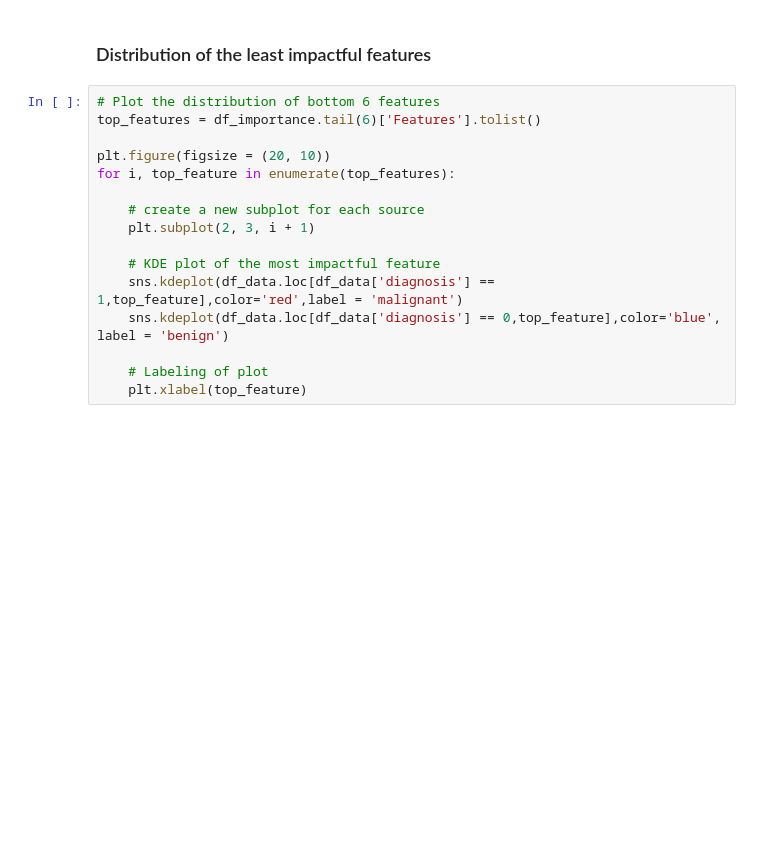
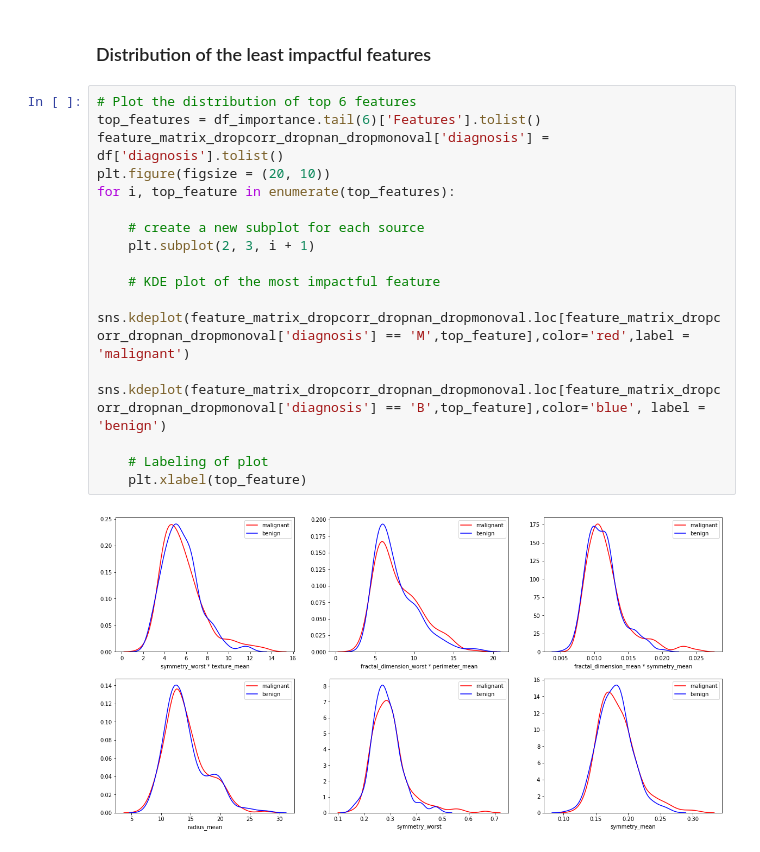
Before and after one commit to tkhsu00/Kaggle_BreastCancer, a Jupyter notebook: Breast Cancer - Feature Engineering.ipynb, the cells around one changed output. Drawn from its saved outputs; the diff is of its cells as text; blank space fills up the shorter version.

```diff
--- a/Breast Cancer - Feature Engineering.ipynb
+++ b/Breast Cancer - Feature Engineering.ipynb
@@ -267,18 +310,20 @@ for i, top_feature in enumerate(top_features):
 # %% [markdown]
 ### Distribution of the least impactful features
 # %%
-# Plot the distribution of bottom 6 features
+# Plot the distribution of top 6 features
 top_features = df_importance.tail(6)['Features'].tolist()
-
+feature_matrix_dropcorr_dropnan_dropmonoval['diagnosis'] = df['diagnosis'].tolist()
 plt.figure(figsize = (20, 10))
 for i, top_feature in enumerate(top_features):
 
     # create a new subplot for each source
     plt.subplot(2, 3, i + 1)
 
     # KDE plot of the most impactful feature
-    sns.kdeplot(df_data.loc[df_data['diagnosis'] == 1,top_feature],color='red',label = 'malignant')
-    sns.kdeplot(df_data.loc[df_data['diagnosis'] == 0,top_feature],color='blue', label = 'benign')
+    sns.kdeplot(feature_matrix_dropcorr_dropnan_dropmonoval.loc[feature_matrix_dropcorr_dropnan_dropmonoval['diagnosis'] == 'M',top_feature],color='red',label = 'malignant')
+    sns.kdeplot(feature_matrix_dropcorr_dropnan_dropmonoval.loc[feature_matrix_dropcorr_dropnan_dropmonoval['diagnosis'] == 'B',top_feature],color='blue', label = 'benign')
 
     # Labeling of plot
     plt.xlabel(top_feature)
+# %% [output]
+[figure, added]
```
Also changed, not shown: parts of 18 cells of this notebook, 1 other file.
